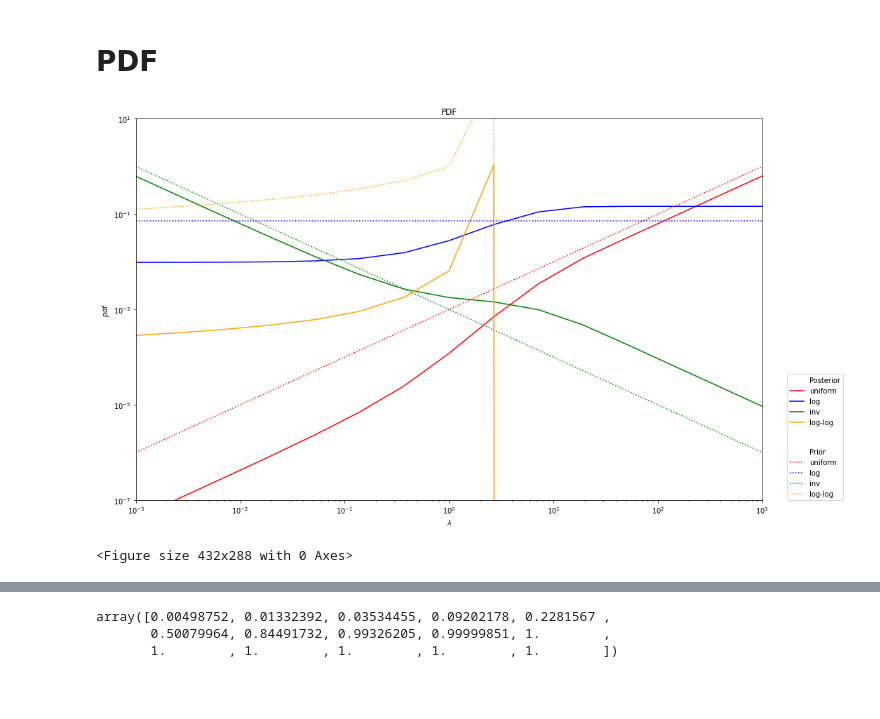
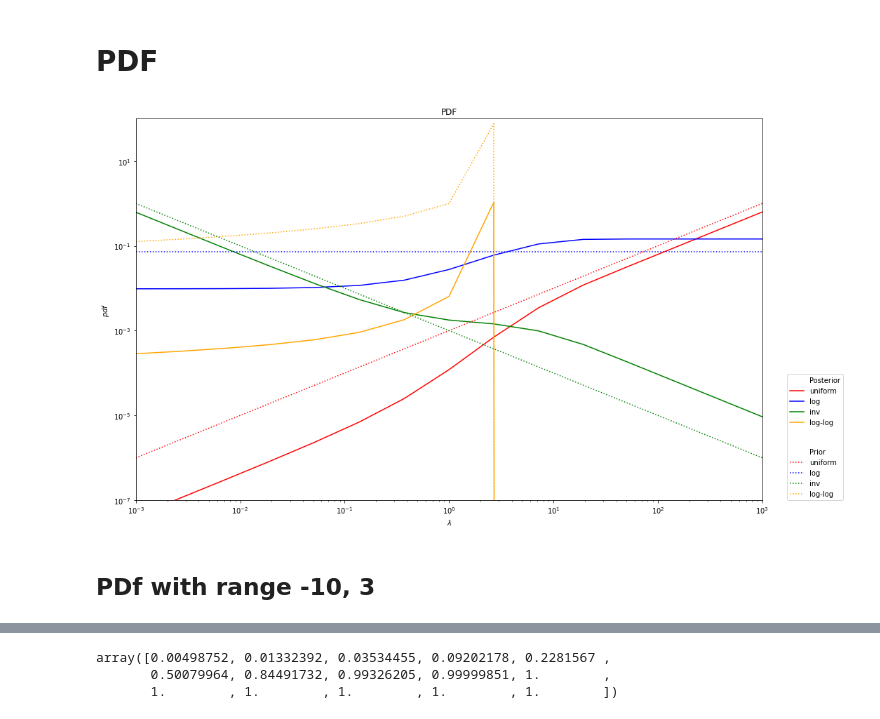
Before and after one commit to Vashistht/Physics-403-2021-Project, a Jupyter notebook: Projects_plots_almostfinal.ipynb, the cells around one changed output, grey strips where cells are left out. Drawn from its saved outputs; the diff is of its cells as text; code cells hidden in the pictures; blank space fills up the shorter version.

Commit message:
need to check cdf. added pdf for two ranges

```diff
--- a/Projects_plots_almostfinal.ipynb
+++ b/Projects_plots_almostfinal.ipynb
@@ -52,32 +52,31 @@ y_loglog, prior_loglog = pdf(lambdaa, "log-log")
 # %%
 plt.figure(figsize=(16, 10))
 
 plt.plot([], [], ' ', label="Posterior")
 plt.plot(lambdaa, y_uni, label = "uniform",color="red")
 plt.plot(lambdaa, y_log, label = "log", color="blue")
 plt.plot(lambdaa, y_inv, label = "inv", color = "green")
 plt.plot(lambdaa, y_loglog, label = "log-log", color ="orange")
 
 plt.plot([], [], ' ', label="\n")
 plt.plot([], [], ' ', label="Prior")
 plt.plot(lambdaa, prior_uni,':', label = "uniform",color="red")
 plt.plot(lambdaa, prior_log, ':', label = "log", color="blue")
 plt.plot(lambdaa, prior_inv,':', label = "inv" , color = "green")
 plt.plot(lambdaa, prior_loglog, ':', label ="log-log", color ="orange")
 
 plt.xlabel(r"$\lambda$")
 plt.xscale("log")
-plt.ylim(1e-7, 1e1)
+plt.ylim(1e-7, 1e2)
 plt.xlim(1e-3, 1e3)
 plt.yscale("log")
 plt.ylabel(r"$pdf$")
 # plt.legend(loc="lower right")
 l2 = plt.legend(bbox_to_anchor=(1.04,0), loc="lower left", borderaxespad=0)
 #  title="solid(__): posterior\ndashed(....)   prior")
 
 plt.title("PDF")
-plt.show()
-plt.savefig('pdf.png', dpi=300, bbox_inches='tight')
+plt.savefig('pdf3.png', dpi=300, bbox_inches='tight')
+# plt.show()
 # %% [output]
-[figure, old version]
+[figure, new version]
-<Figure size 432x288 with 0 Axes>
@@ -85,0 +83,2 @@ plt.savefig('pdf.png', dpi=300, bbox_inches='tight')
+# %% [markdown]
+## PDf with range -10, 3
```
Also changed, not shown: parts of 6 cells of this notebook, 2 other files.
